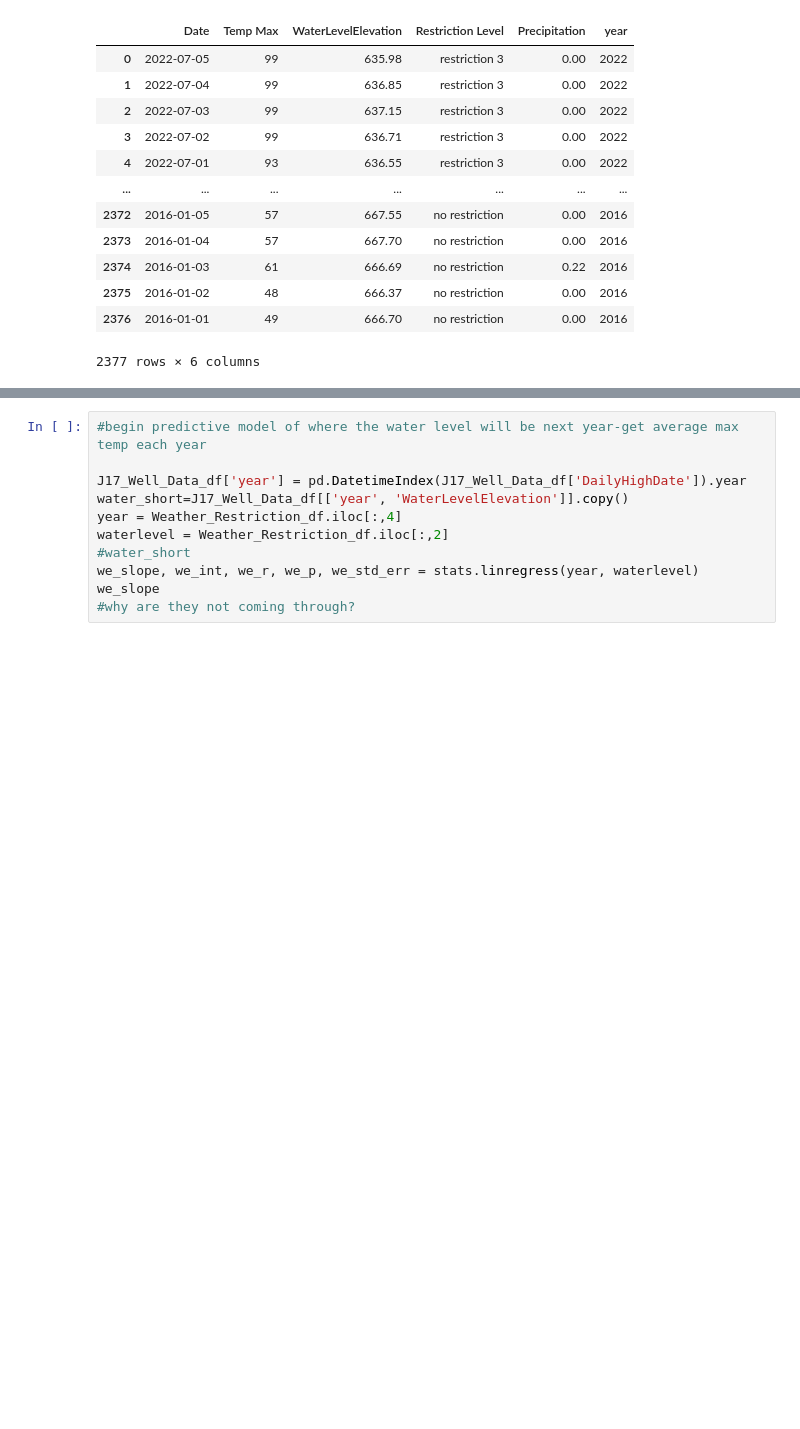
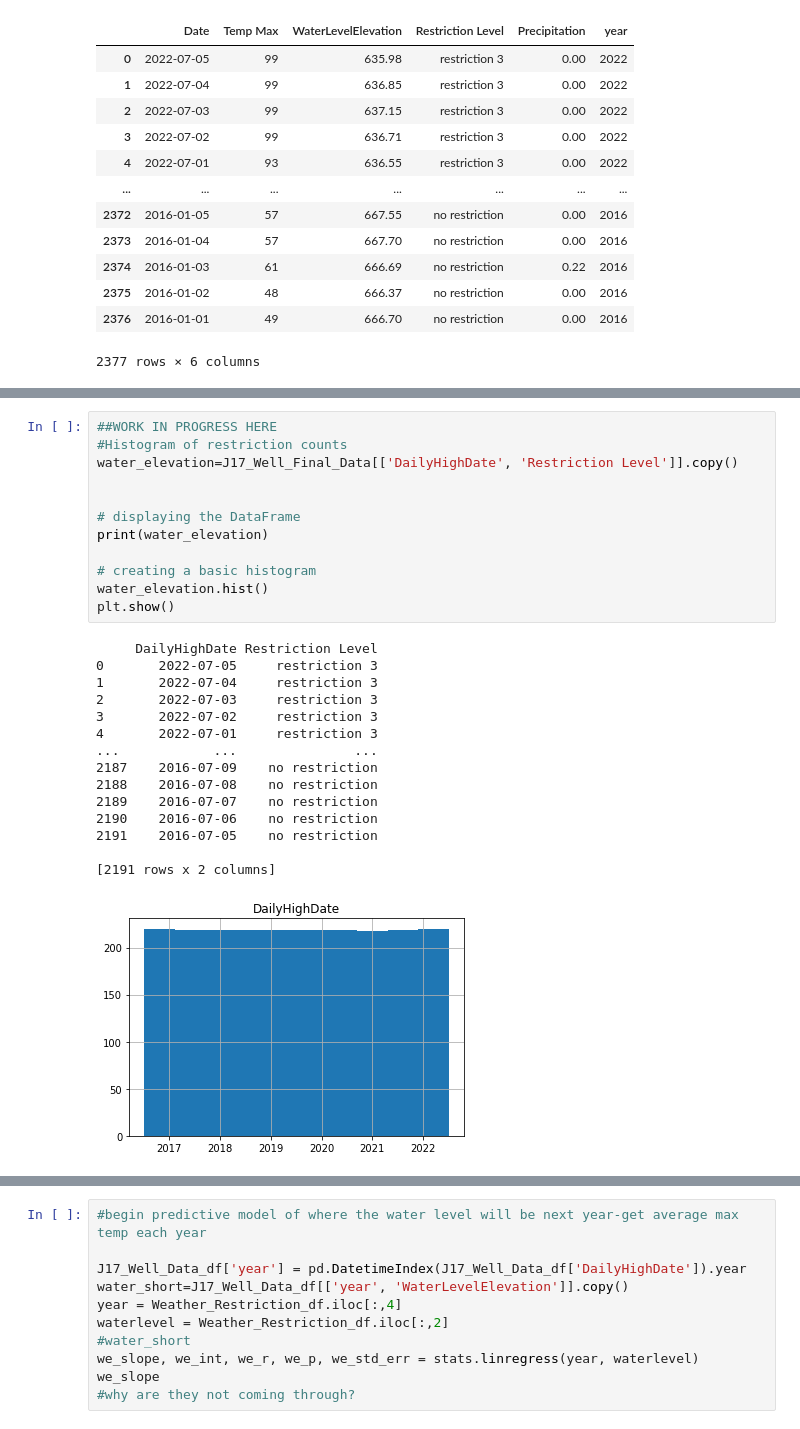
Before and after one commit to Shwetbaba/A-Review-of-the-Effectiveness-of-the-San-Antonio-Water-System-SAWS-Water-Restrictions-Policies, a Jupyter notebook: Group Project-1 Master Code.ipynb, the cells around one changed output, grey strips where cells are left out. Cells and saved outputs as stored; diff of their text form; blank space fills up the shorter version.

Commit message:
added reference lines and began hist-broken

```diff
--- a/Group Project-1 Master Code.ipynb
+++ b/Group Project-1 Master Code.ipynb
@@ -341,3 +342,31 @@ Text(0, 0.5, 'Water Level')
+# %%
+##WORK IN PROGRESS HERE
+#Histogram of restriction counts
+water_elevation=J17_Well_Final_Data[['DailyHighDate', 'Restriction Level']].copy()
+
+
+# displaying the DataFrame
+print(water_elevation)
+
+# creating a basic histogram
+water_elevation.hist()
+plt.show()
+# %% [output]
+     DailyHighDate Restriction Level
+0       2022-07-05     restriction 3
+1       2022-07-04     restriction 3
+2       2022-07-03     restriction 3
+3       2022-07-02     restriction 3
+4       2022-07-01     restriction 3
+...            ...               ...
+2187    2016-07-09    no restriction
+2188    2016-07-08    no restriction
+2189    2016-07-07    no restriction
+2190    2016-07-06    no restriction
+2191    2016-07-05    no restriction
+
+[2191 rows x 2 columns]
+[figure, added]
 # %%
 #here is where I was going to put a side by side of water level over time and temp over time
 # Generate a scatter plot of year versus water level over time
```
Also changed, not shown: parts of 20 cells of this notebook.
